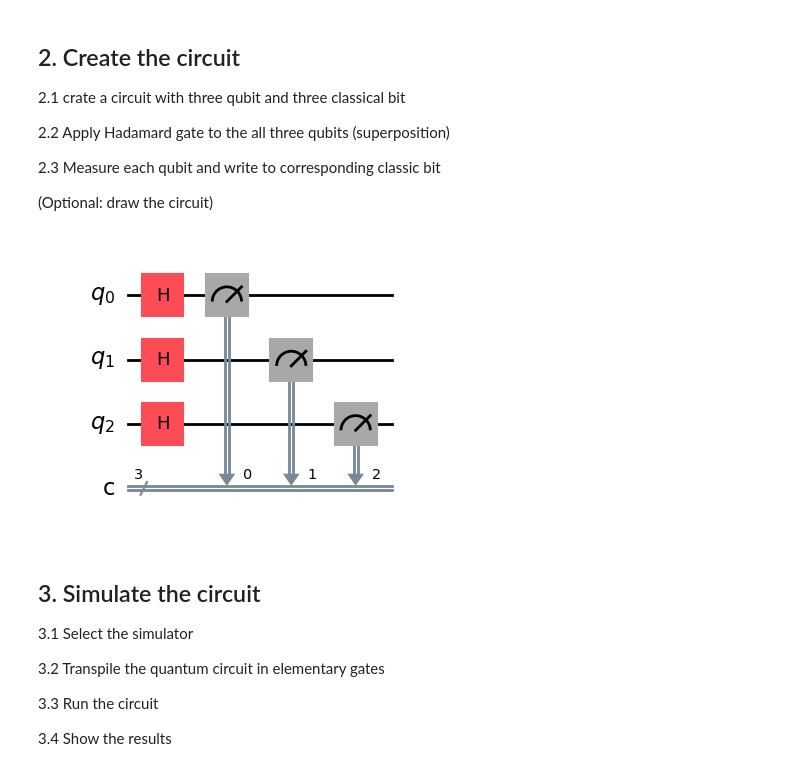
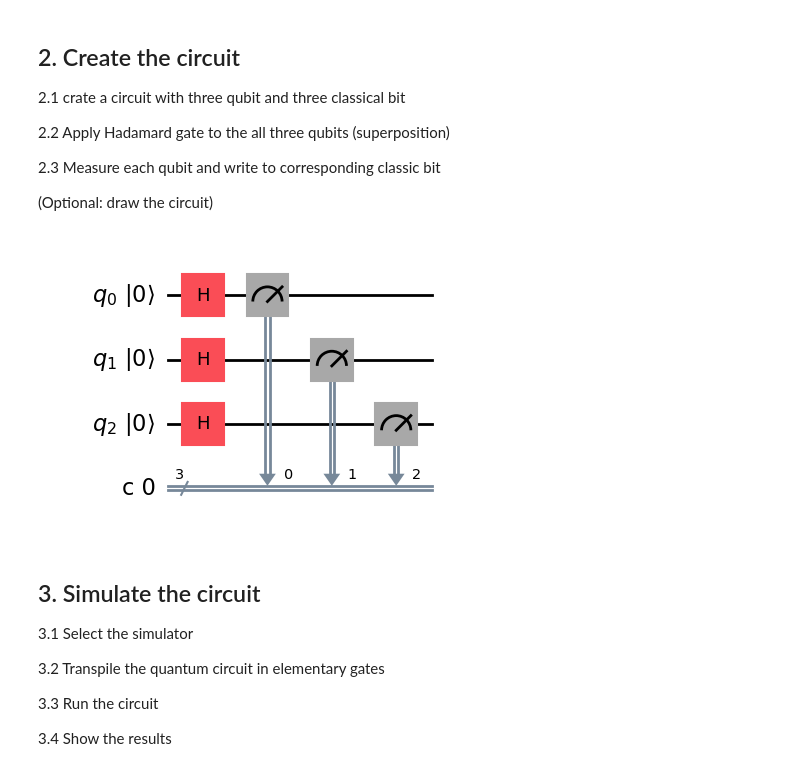
Before and after one commit to leki001/quantum-circuits-bachelor, a Jupyter notebook: notebooks/ThesisCircuits/TrippleCoinFlip.ipynb, the cells around one changed output. Saved outputs shown, nothing was run; the diff lists cells and outputs as text; code cells hidden in the pictures.

```diff
--- a/notebooks/ThesisCircuits/TrippleCoinFlip.ipynb
+++ b/notebooks/ThesisCircuits/TrippleCoinFlip.ipynb
@@ -21,17 +20,17 @@ from qiskit.visualization import plot_histogram
 # %%
 qc = QuantumCircuit(3, 3)
 
 qc.h(0)
 qc.h(1)
 qc.h(2)
 
 qc.measure(0, 0)
 qc.measure(1, 1)
 qc.measure(2, 2)
 
-qc.draw('mpl')
+qc.draw('mpl', initial_state=True)
 # %% [output]
-[figure, old version]
+[figure, new version]
 # %% [markdown]
 ## 3. Simulate the circuit
 3.1 Select the simulator
```
Also changed, not shown: parts of 2 cells of this notebook, 9 other files.
